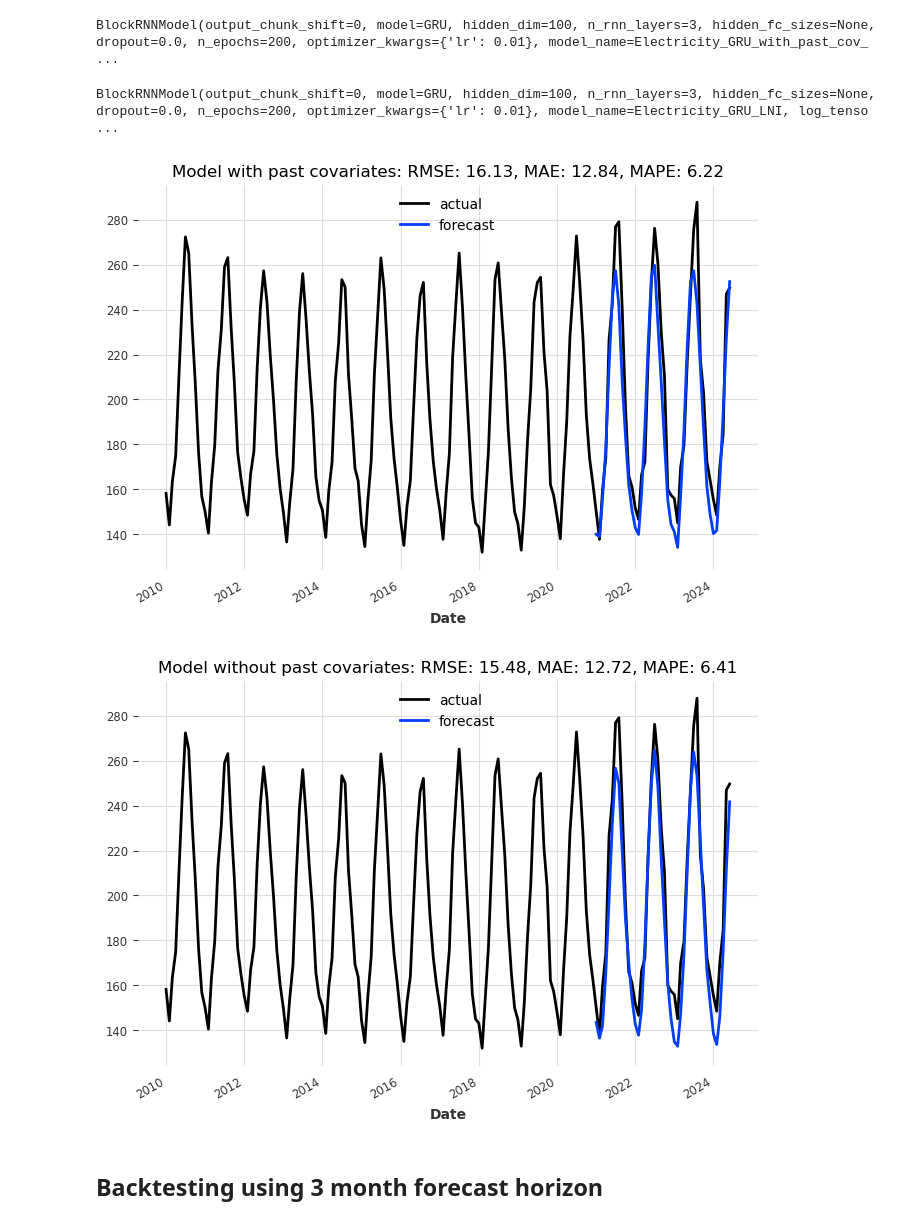
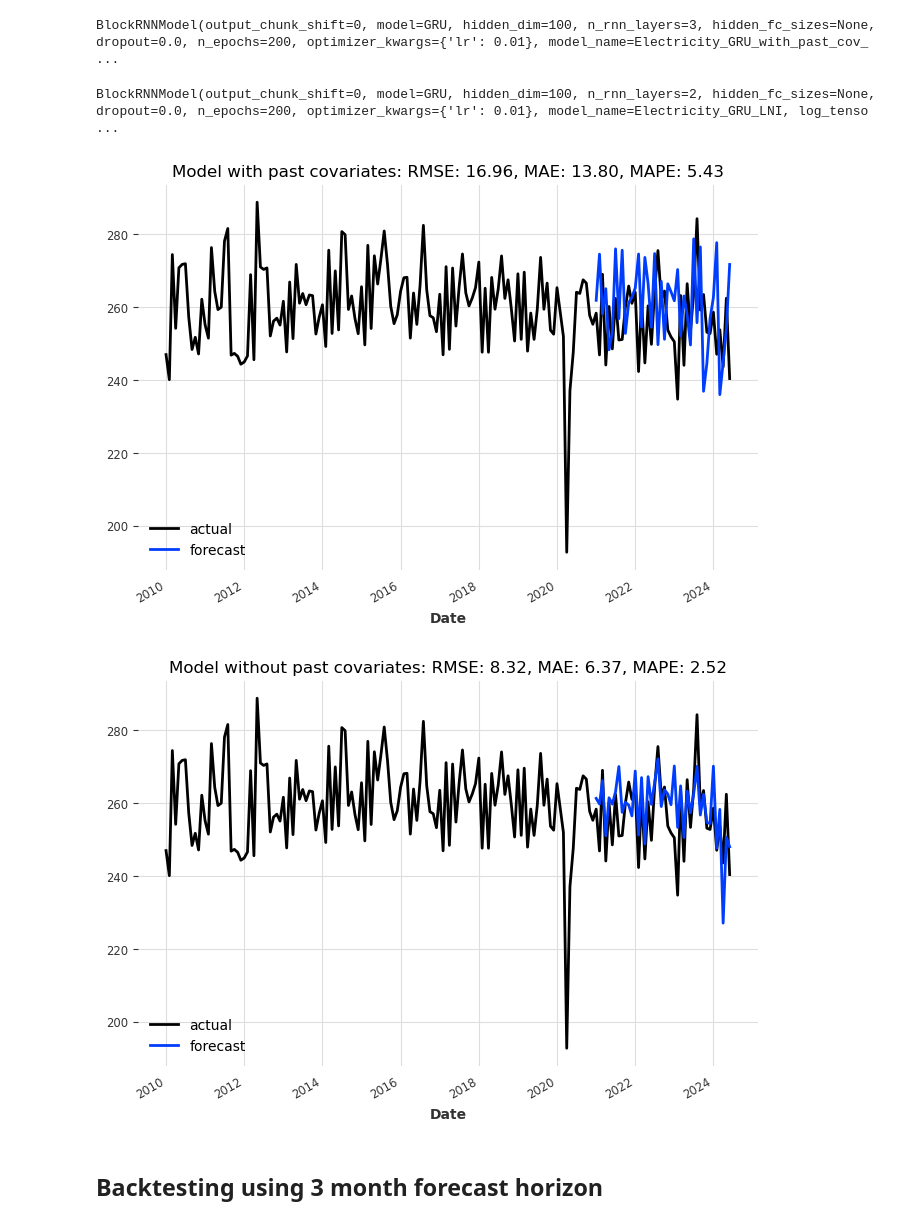
Before and after one commit to TheVeryCoolJackson/COMPSCI760-Electricity-Timeseries, a Jupyter notebook: RNN_test/business/RNN_LNI_bus.ipynb, the cells around one changed output. Saved outputs shown, nothing was run; the diff lists cells and outputs as text; code cells hidden in the pictures.

Commit message:
business predictions of LNI

```diff
--- a/RNN_test/business/RNN_LNI_bus.ipynb
+++ b/RNN_test/business/RNN_LNI_bus.ipynb
@@ -10,8 +10,7 @@ from darts import TimeSeries
 # %% [markdown]
 ## Read data
 # %%
-electricity_consumption = pd.read_csv("../AnalysisAndPreprocessing/ProcessedData/Electricity-ResBusClimateLNI.csv")
-electricity_consumption.drop(['Period start', 'Import values', 'Export values'], axis=1, inplace=True)
+electricity_consumption = pd.read_csv("../../AnalysisAndPreprocessing/ProcessedData/Electricity-ResBusClimateLNI.csv")
 electricity_consumption
 # %% [output]
 |  | Date | Total Rainfall Mm | Mean Air Temperature in Celsius | Mean Vapour Pressure Hpa | Mean Wind Speed M/Sec | ... |
@@ -64,8 +63,8 @@ scaler = MinMaxScaler(feature_range=(0, 1))
 transformer = Scaler(scaler)
 transformer_target = Scaler(scaler)
 
-train_target_og = train['Est. Total consumption (GWh)']
-val_target_og = val['Est. Total consumption (GWh)']
+train_target_og = train['Selected business demand (GWh)']
+val_target_og = val['Selected business demand (GWh)']
 train_target = transformer_target.fit_transform(train_target_og)
 val_target = transformer_target.transform(val_target_og)
 
@@ -74,7 +73,7 @@ val_transformed = transformer.transform(val)
 series_transformed = transformer.transform(ts)
 
 #split past covariates
-train_past_cov = train_transformed[[ 'Mean Air Temperature in Celsius', 'Mean Vapour Pressure Hpa', 'Mean Wind Speed M/Sec']]
+train_past_cov = train_transformed[[ ]]
 val_past_cov = val_transformed[['Days Of Wind Gust >= 24 Knots in Day', 'Mean Air Temperature in Celsius', 'Mean Vapour Pressure Hpa']]
 
 # replace missing value with the mean of column
@@ -123,7 +119,7 @@ BlockRNNModel(output_chunk_shift=0, model=GRU, hidden_dim=100, n_rnn_layers=3, h
 # without past covariates
 model_gru_no_past_cov = BlockRNNModel(
     model="GRU",
-    n_rnn_layers=3,
+    n_rnn_layers=2,
     hidden_dim=100,
     n_epochs=200,
     optimizer_kwargs={"lr": 1e-2},
@@ -140,28 +136,28 @@ model_gru_no_past_cov = BlockRNNModel(
 model_gru_no_past_cov.fit(train_target,
     verbose=False)
 # %% [output]
-BlockRNNModel(output_chunk_shift=0, model=GRU, hidden_dim=100, n_rnn_layers=3, hidden_fc_sizes=None, dropout=0.0, n_epochs=200, optimizer_kwargs={'lr': 0.01}, model_name=Electricity_GRU_LNI, log_tenso ...
+BlockRNNModel(output_chunk_shift=0, model=GRU, hidden_dim=100, n_rnn_layers=2, hidden_fc_sizes=None, dropout=0.0, n_epochs=200, optimizer_kwargs={'lr': 0.01}, model_name=Electricity_GRU_LNI, log_tenso ...
 # %%
 def eval_model(model):
     pred_series = model.predict(n=42)
     plt.figure(figsize=(8, 5))
     pred_series_reversed = transformer_target.inverse_transform(pred_series)
-    ts['Est. Total consumption (GWh)'].plot(label="actual")
-    pred_series_reversed['Est. Total consumption (GWh)'].plot(label="forecast")
+    ts['Selected business demand (GWh)'].plot(label="actual")
+    pred_series_reversed['Selected business demand (GWh)'].plot(label="forecast")
     if model.model_name.find("past_cov") != -1:
         plt.title("Model with past covariates: RMSE: {:.2f}, MAE: {:.2f}, MAPE: {:.2f}".format(rmse(val_target_og, pred_series_reversed), mae(val_target_og, pred_series_reversed), mape(val_target_og, pred_series_reversed)))
         plt.legend()
         return pred_series
     else:
         plt.title("Model without past covariates: RMSE: {:.2f}, MAE: {:.2f}, MAPE: {:.2f}".format(rmse(val_target_og, pred_series_reversed), mae(val_target_og, pred_series_reversed), mape(val_target_og, pred_series_reversed)))
         plt.legend()
         return pred_series
 
 pred_series_transformed = eval_model(model_gru)
 pred_series_transformed_no_past_cov = eval_model(model_gru_no_past_cov)
 # %% [output]
-[figure, old version]
+[figure, new version]
-[figure, old version]
+[figure, new version]
 # %% [markdown]
 ## Backtesting using 3 month forecast horizon
 # %%
```
Also changed, not shown: parts of 2 cells of this notebook.
